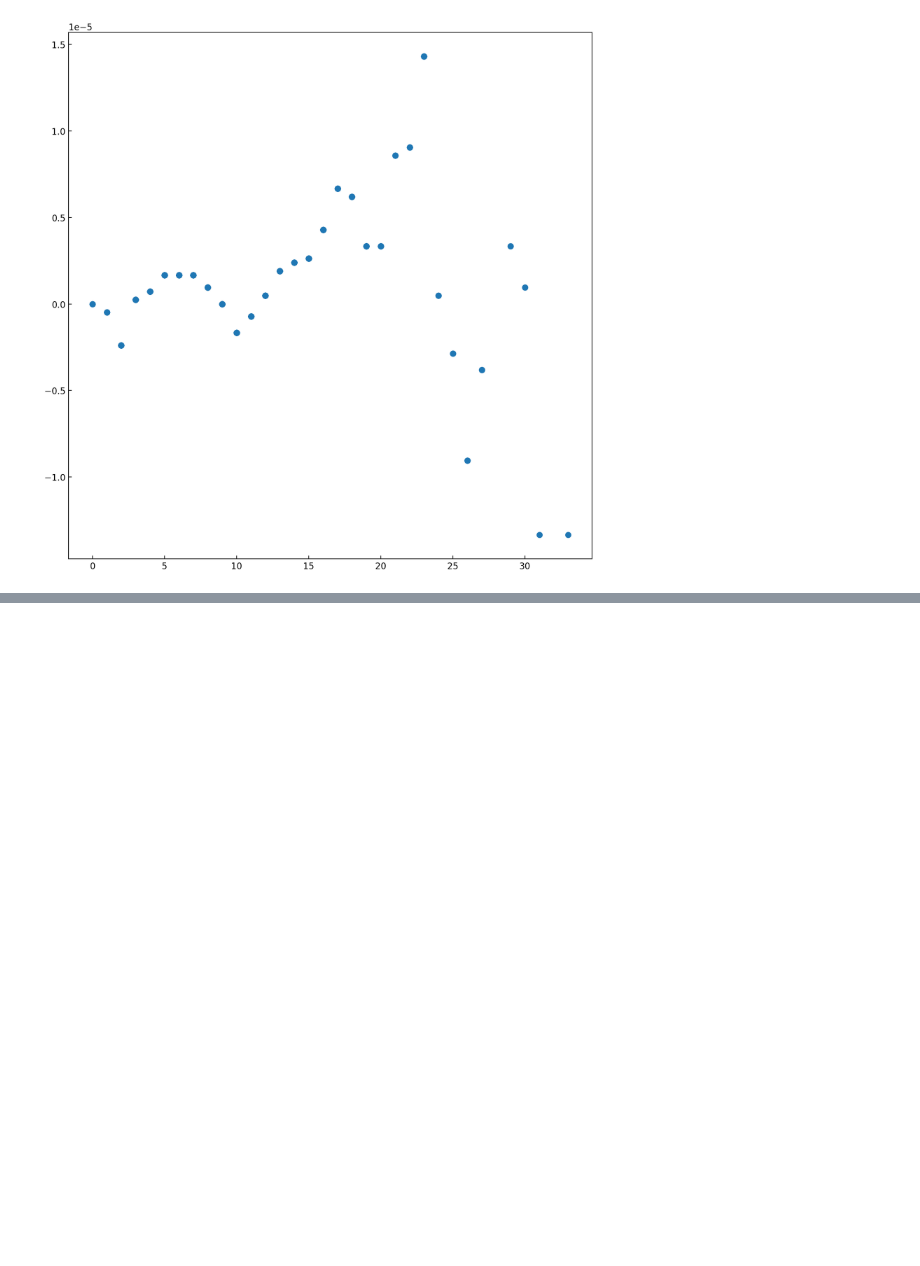
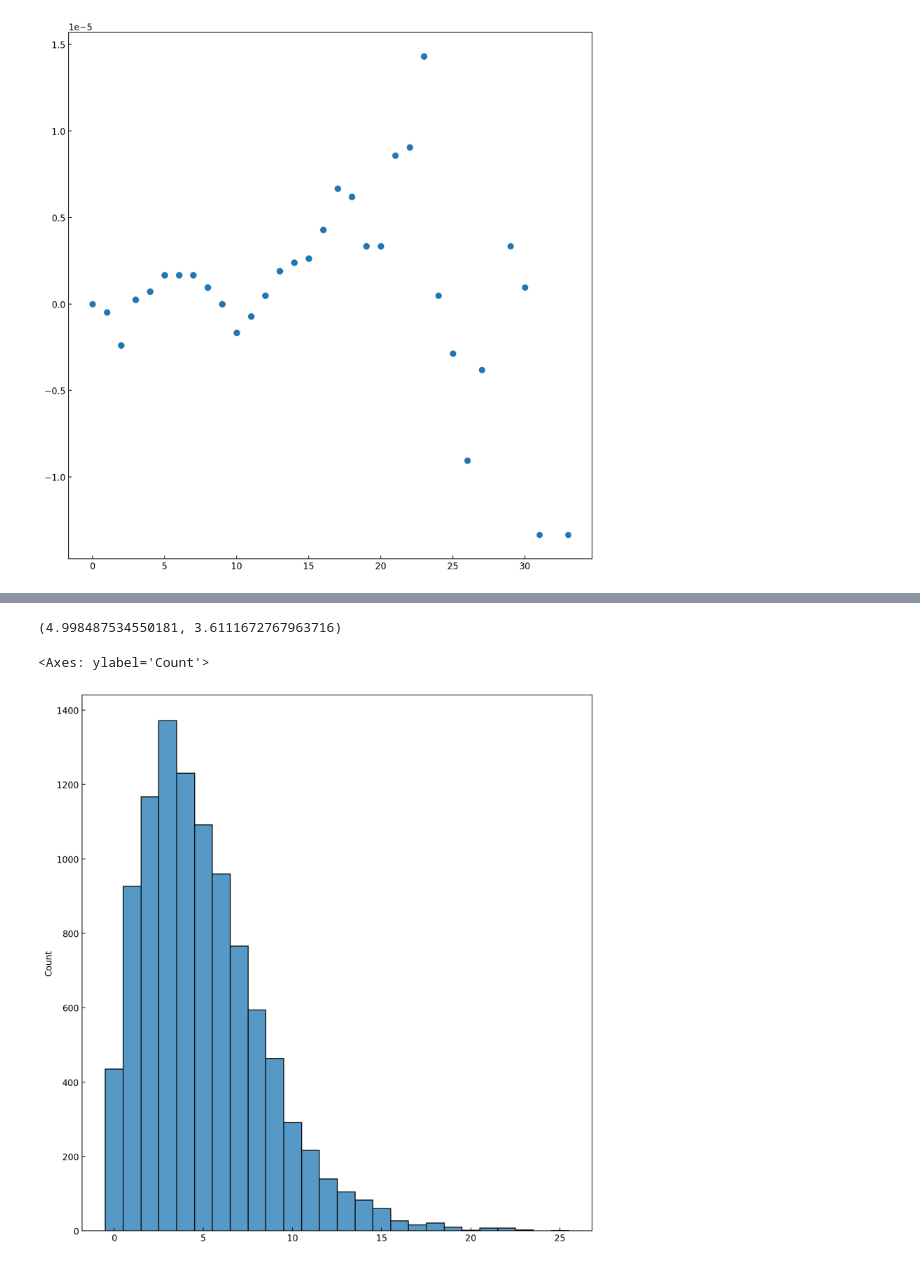
Before and after one commit to dpohanlon/fast-mi, a Jupyter notebook: examples/mi_nb.ipynb, the cells around one changed output, grey strips where cells are left out. Drawn from its saved outputs; the diff is of its cells as text; code cells hidden in the pictures; blank space fills up the shorter version.

```diff
--- a/examples/mi_nb.ipynb
+++ b/examples/mi_nb.ipynb
@@ -233,0 +305,15 @@ Fitted parameters: m = 9.999, r = 4.891, final loss = 3050.362793
+# %%
+# Generate sample data from a negative binomial distribution.
+true_r, true_m = 3.5, 5.0
+true_p = true_r / (true_r + true_m)
+data = nbinom.rvs(true_r, true_p, size=10000).astype(np.int32)
+
+data_a = np.vstack([nbinom.rvs(true_r, true_p, size=10000).astype(np.int32) for i in range(5000)]).T
+
+# print(data_a.shape)
+
+# for i in tqdm(range(100)):
+
+#     # fitted_m, fitted_r, final_loss = fit_negative_binomial(data, tol=1e-2, max_iters=1000, lr=1e-2)
+#     fitted_m, fitted_r, final_loss = fit_negative_binomial(data)
+#     print(f"Fitted parameters: m = {fitted_m:.3f}, r = {fitted_r:.3f}, final loss = {final_loss:.6f}")
@@ -233,0 +345,9 @@ Fitted parameters: m = 9.999, r = 4.891, final loss = 3050.362793
+# %%
+optimise(data, 10., 10., 0.1, 1000)
+# %% [output]
+(4.998487534550181, 3.6111672767963716)
+# %%
+sns.histplot(data, bins = 50, discrete = True)
+# %% [output]
+<Axes: ylabel='Count'>
+[figure, added]
```
Also changed, not shown: parts of 22 cells of this notebook, 7 other files.
